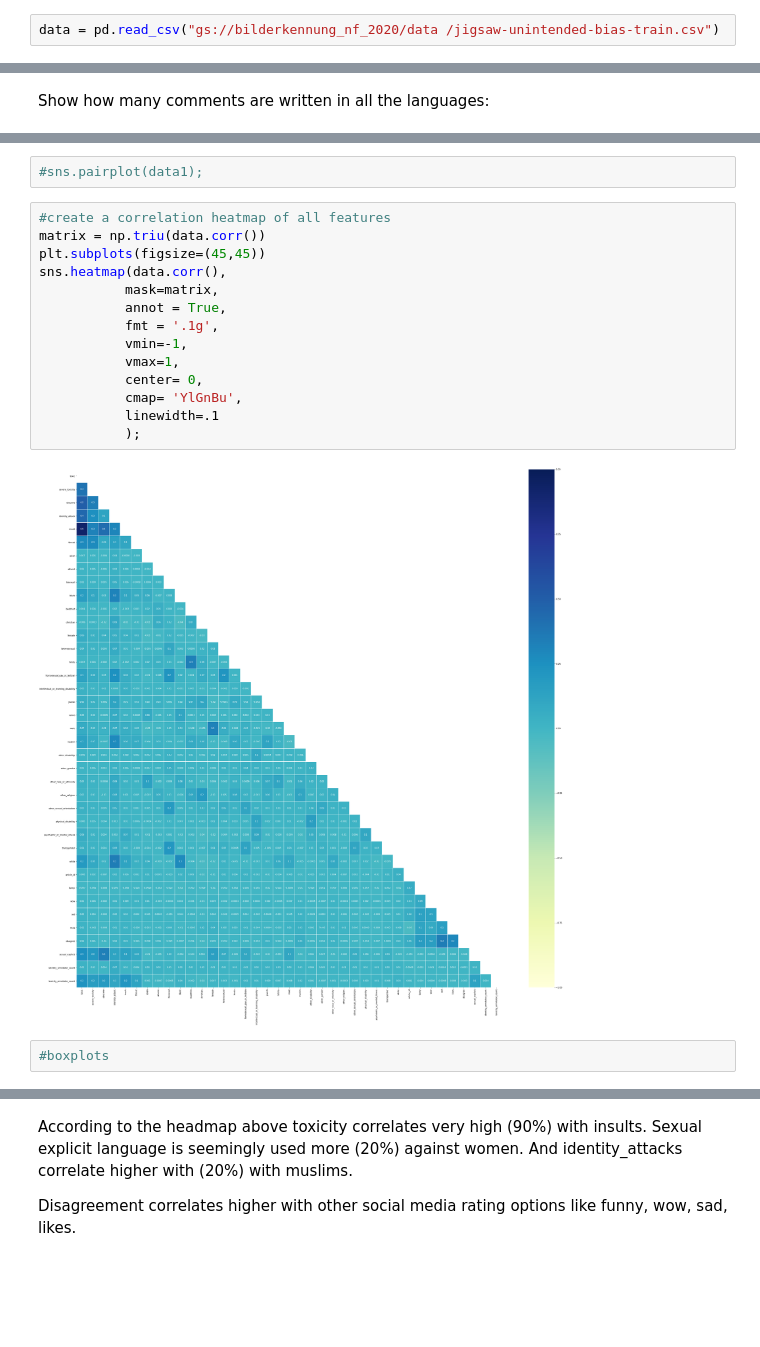
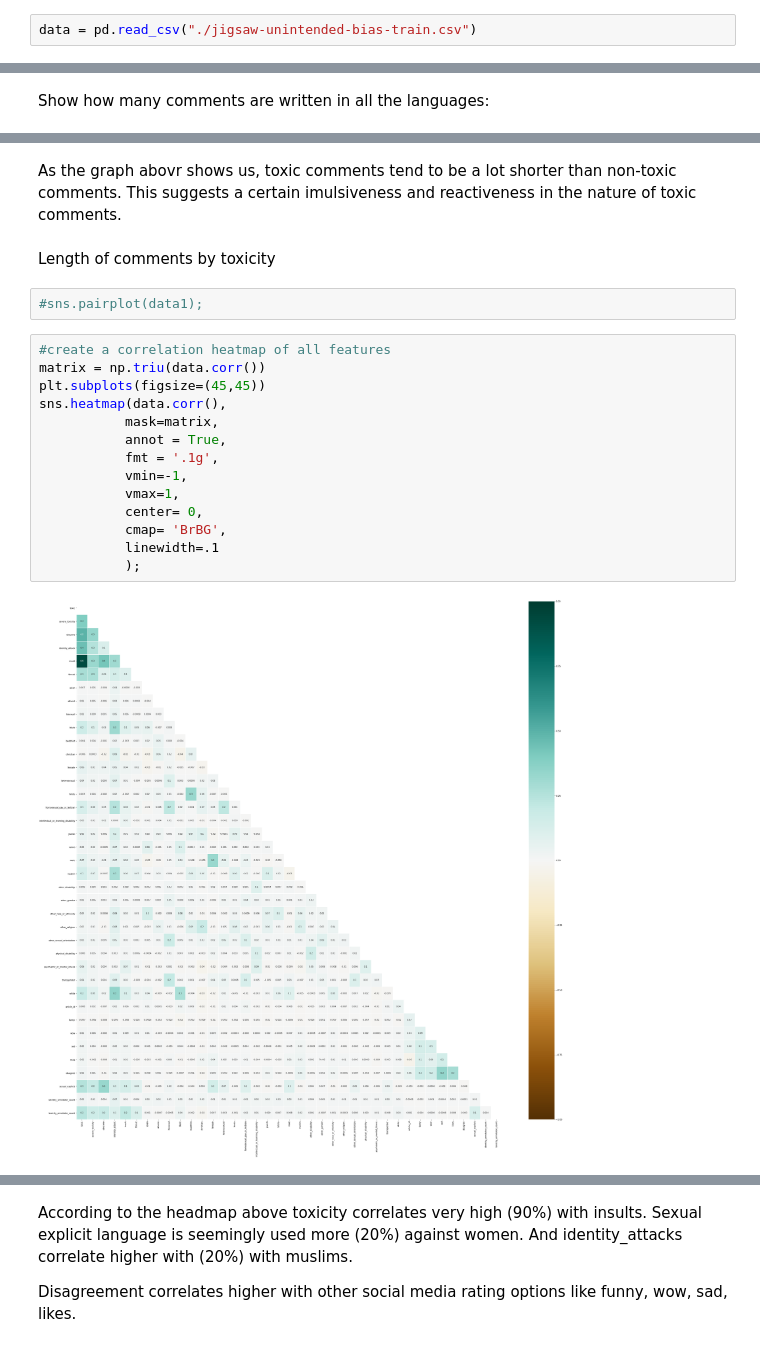
Before and after one commit to drenize/Multilingual_NLP_Classifier_Toxic_Comments, a Jupyter notebook: Toxic_Comments_EDA.ipynb, the cells around one changed output, grey strips where cells are left out. Saved outputs shown, nothing was run; the diff lists cells and outputs as text; blank space fills up the shorter version.

```diff
--- a/Toxic_Comments_EDA.ipynb
+++ b/Toxic_Comments_EDA.ipynb
@@ -175,2 +167,2 @@ Import extended dataset for analysis purposes:
 # %%
-data = pd.read_csv("gs://bilderkennung_nf_2020/data /jigsaw-unintended-bias-train.csv")
+data = pd.read_csv("./jigsaw-unintended-bias-train.csv")
@@ -405,20 +376,22 @@ plt.show()
+# %% [markdown]
+As the graph abovr shows us, toxic comments tend to be a lot shorter than non-toxic comments. This suggests a certain imulsiveness and reactiveness in the nature of toxic comments.
+# %% [markdown]
+Length of comments by toxicity
 # %%
 #sns.pairplot(data1);
 # %%
 #create a correlation heatmap of all features
 matrix = np.triu(data.corr())
 plt.subplots(figsize=(45,45))
 sns.heatmap(data.corr(),
            mask=matrix,
            annot = True,
            fmt = '.1g',
            vmin=-1,
            vmax=1,
            center= 0,
-           cmap= 'YlGnBu',
+           cmap= 'BrBG',
            linewidth=.1
            );
 # %% [output]
-[figure, old version]
+[figure, new version]
-# %%
-#boxplots
```
Also changed, not shown: parts of 77 cells of this notebook.
